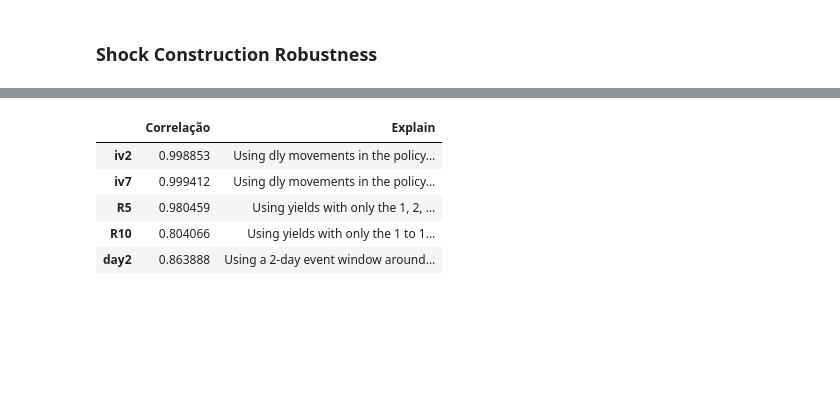
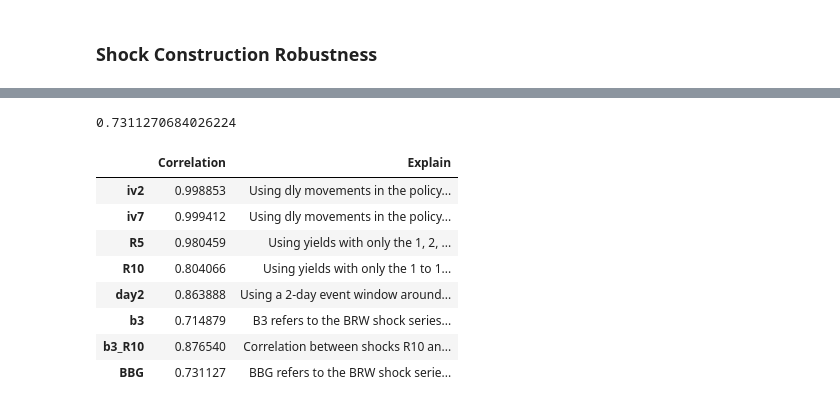
Before and after one commit to araujogab/Monetary-Shocks, a Jupyter notebook: Brasil/BRW/BRW_BR.ipynb, the cells around one changed output, grey strips where cells are left out. Drawn from its saved outputs; the diff is of its cells as text; code cells hidden in the pictures; blank space fills up the shorter version.

```diff
--- a/Brasil/BRW/BRW_BR.ipynb
+++ b/Brasil/BRW/BRW_BR.ipynb
@@ -667,25 +691,34 @@ data_monthly
+# %%
+data_monthly.iloc[15:]['BRW_daily_BBG'].corr(data_monthly['BRW_daily'].iloc[15:])
+# %% [output]
+0.7311270684026224
 # %%
-
 robustness = {
     'iv2': [data_monthly['BRW_daily'].corr(data_monthly['BRW_daily_iv2']), "Using dly movements in the policy indicator 2-days after COPOM announcement day as IV"],
     'iv7': [data_monthly['BRW_daily'].corr(data_monthly['BRW_daily_iv7']), "Using dly movements in the policy indicator 7-days after COPOM announcement day as IV"],
     'R5': [data_monthly['BRW_daily'].corr(data_monthly['BRW_daily_R5']), "Using yields with only the 1, 2, 5, 10, 30-year maturities as outcome variables"],
     'R10': [data_monthly['BRW_daily'].corr(data_monthly['BRW_daily_R10']), "Using yields with only the 1 to 10-year maturities as outcome variables"],
     'day2': [data_monthly['BRW_daily'].corr(data_monthly['BRW_daily_day2']), "Using a 2-day event window around COPOM announcement days"],
+    'b3': [data_monthly['BRW_daily'].corr(data_monthly['BRW_daily_b3']), "B3 refers to the BRW shock series aligned using the BM&F Pre x DI Curve (1y to 15y)"],
+    'b3_R10': [data_monthly['BRW_daily_R10'].corr(data_monthly['BRW_daily_b3']), "Correlation between shocks R10 and B3, data difficulty for data above 10 years B3."],
+    'BBG': [data_monthly.iloc[15:]['BRW_daily_BBG'].corr(data_monthly['BRW_daily'].iloc[15:]),"BBG refers to the BRW shock series aligned using the BRL Curva de soberanos from Bloomberg"]
+
 
 }
 
-rob = pd.DataFrame.from_dict(robustness, orient='index', columns=[['Correlação','Explain']])
+summary_robustness = pd.DataFrame.from_dict(robustness, orient='index', columns=[['Correlation','Explain']])
 
-# Imprimir o DataFrame
-rob
+summary_robustness
 # %% [output]
-|  | Correlação | Explain |
+|  | Correlation | Explain |
 | iv2 | 0.998853 | Using dly movements in the policy... |
 | iv7 | 0.999412 | Using dly movements in the policy... |
 | R5 | 0.980459 | Using yields with only the 1, 2, ... |
 | R10 | 0.804066 | Using yields with only the 1 to 1... |
 | day2 | 0.863888 | Using a 2-day event window around... |
+| b3 | 0.714879 | B3 refers to the BRW shock series... |
+| b3_R10 | 0.876540 | Correlation between shocks R10 an... |
+| BBG | 0.731127 | BBG refers to the BRW shock serie... |
 # %%
 subset_data = data_monthly
 
```
Also changed, not shown: parts of 3 cells of this notebook.
